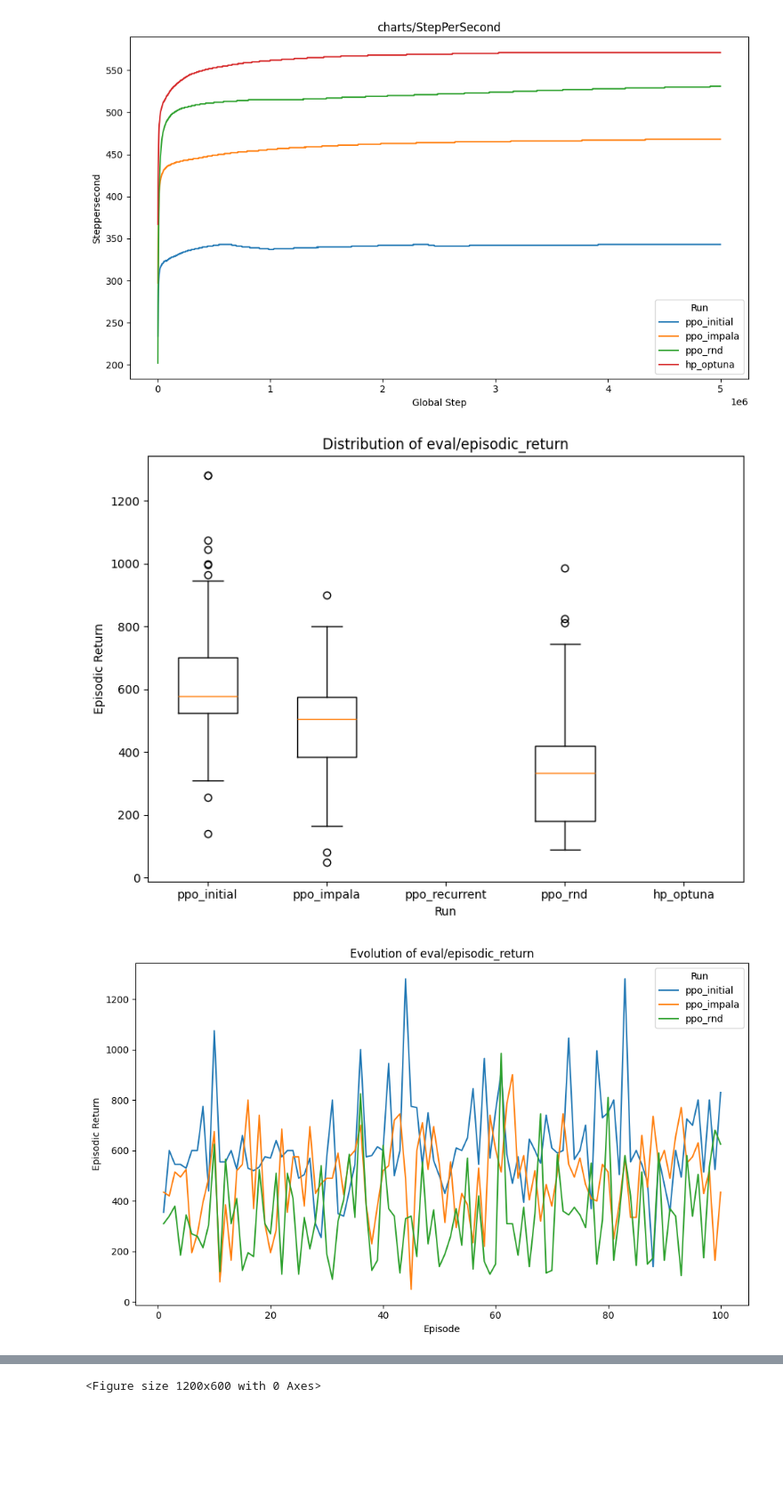
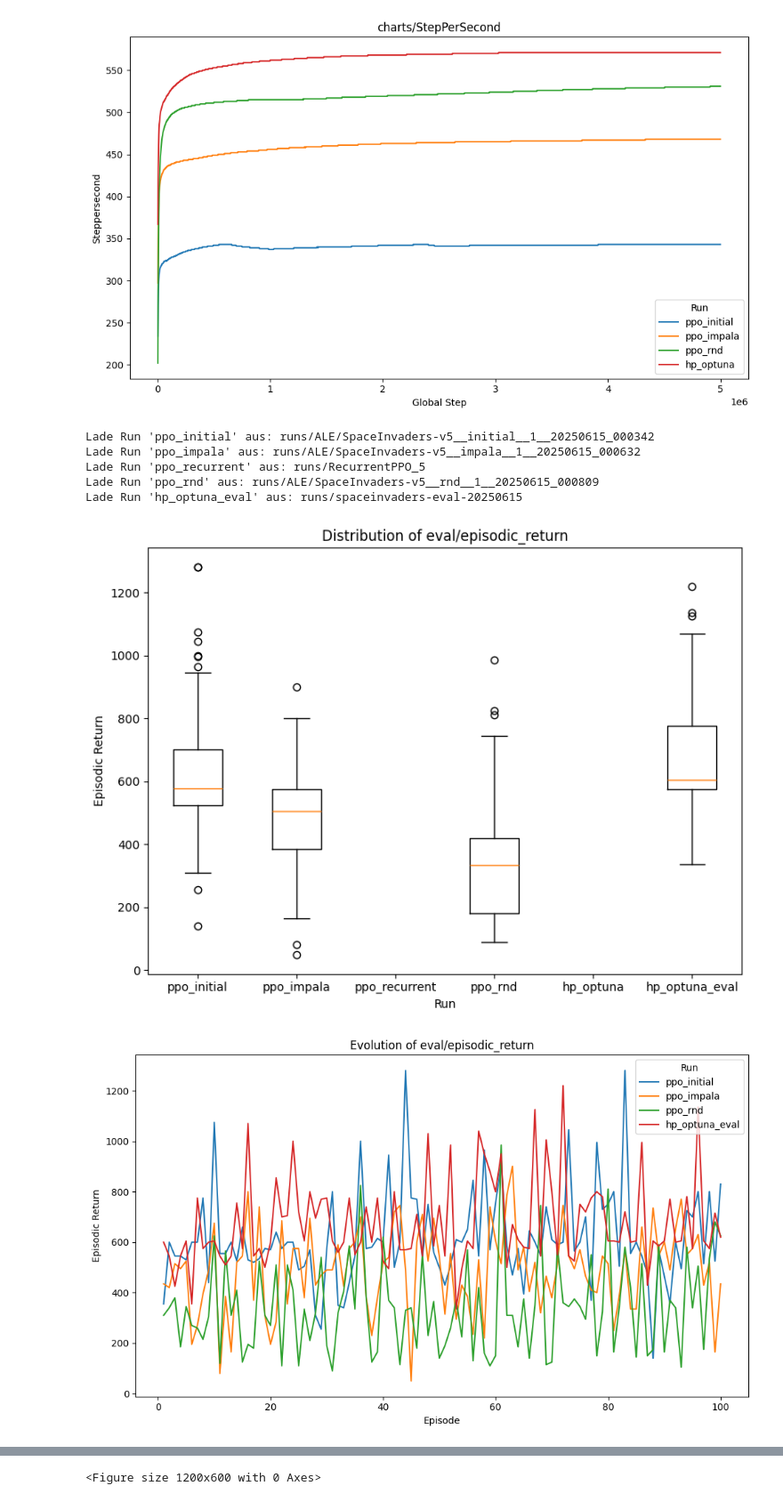
Before and after one commit to FloBaumgartner/rle_space_invaders, a Jupyter notebook: eval_mterics_all.ipynb, the cells around one changed output, grey strips where cells are left out. Shown at 89% size. Drawn from its saved outputs; the diff is of its cells as text; code cells hidden in the pictures; blank space fills up the shorter version.

Commit message:
report initial done

```diff
--- a/eval_mterics_all.ipynb
+++ b/eval_mterics_all.ipynb
@@ -16,6 +16,7 @@ runs = {
     'ppo_recurrent': "runs/ALE/SpaceInvaders-v5__ppo_recurrent__1__20250615_104736",
     'ppo_rnd': "runs/ALE/SpaceInvaders-v5__rnd__1__20250615_000809",
     'hp_optuna': "runs/ALE/SpaceInvaders-v5__hp-optuna__1__20250615_100646",
+    'hp_optuna_eval': r"runs/ALE/SpaceInvaders-v5__hp-optuna__1__20250615_100646\1749983621.6088789",
 }
 # %%
 # 2. Funktion zum Laden aller Scalar-Tags aus einem Lauf
@@ -38,13 +39,16 @@ def load_scalars(log_dir):
     return pd.DataFrame(all_items)
 # %%
 # 3. Daten aller Läufe laden und zusammenführen
-df_list = []
-for name, logdir in runs.items():
-    print(f"Lade Run '{name}' aus: {logdir}")
-    df_run = load_scalars(logdir)
-    df_run['run'] = name
-    df_list.append(df_run)
-df_all = pd.concat(df_list, ignore_index=True)
+def create_df_all(runs):
+    df_list = []
+    for name, logdir in runs.items():
+        print(f"Lade Run '{name}' aus: {logdir}")
+        df_run = load_scalars(logdir)
+        df_run['run'] = name
+        df_list.append(df_run)
+    return pd.concat(df_list, ignore_index=True)
+
+df_all = create_df_all(runs)
 # %% [output]
 Lade Run 'ppo_initial' aus: runs/ALE/SpaceInvaders-v5__initial__1__20250615_000342
 Lade Run 'ppo_impala' aus: runs/ALE/SpaceInvaders-v5__impala__1__20250615_000632
@@ -84,40 +89,56 @@ for tag in train_tags:
 [figure]
 [figure]
 [figure]
+# %%
+runs_eval = {
+    'ppo_initial': "runs/ALE/SpaceInvaders-v5__initial__1__20250615_000342",
+    'ppo_impala': "runs/ALE/SpaceInvaders-v5__impala__1__20250615_000632",
+    'ppo_recurrent': "runs/RecurrentPPO_5",
+    'ppo_rnd': "runs/ALE/SpaceInvaders-v5__rnd__1__20250615_000809",
+    'hp_optuna_eval': r"runs/spaceinvaders-eval-20250615",
+}
+
+df_all_eval = create_df_all(runs_eval)
+# %% [output]
+Lade Run 'ppo_initial' aus: runs/ALE/SpaceInvaders-v5__initial__1__20250615_000342
+Lade Run 'ppo_impala' aus: runs/ALE/SpaceInvaders-v5__impala__1__20250615_000632
+Lade Run 'ppo_recurrent' aus: runs/RecurrentPPO_5
+Lade Run 'ppo_rnd' aus: runs/ALE/SpaceInvaders-v5__rnd__1__20250615_000809
+Lade Run 'hp_optuna_eval' aus: runs/spaceinvaders-eval-20250615
 # %%
 # 5. Vergleichsplots für Eval-Metriken
 eval_tags = ['eval/episodic_return', 'eval/episodic_length', 'eval/episodic_time']
 
 for tag in eval_tags:
-    if tag in df_all['tag'].unique():
+    if tag in df_all_eval['tag'].unique():
         # Boxplot über Runs
         plt.figure(figsize=(8, 6))
         data = [
-            df_all[(df_all['tag'] == tag) & (df_all['run'] == run)]['value'].values
+            df_all_eval[(df_all_eval['tag'] == tag) & (df_all_eval['run'] == run)]['value'].values
             for run in runs.keys()
         ]
         plt.boxplot(data, labels=runs.keys())
         plt.title(f'Distribution of {tag}')
         plt.ylabel(tag.split('/')[-1].replace('_', ' ').title())
         plt.xlabel('Run')
         plt.tight_layout()
         plt.show()
 
         # Linienplot: Verlauf pro Episode
         plt.figure(figsize=(10, 6))
         for run_name in runs.keys():
-            subset = df_all[(df_all['tag'] == tag) & (df_all['run'] == run_name)].copy()
+            subset = df_all_eval[(df_all_eval['tag'] == tag) & (df_all_eval['run'] == run_name)].copy()
             if subset.empty:
                 continue
             subset = subset.reset_index(drop=True)
             subset['episode'] = subset.index + 1
             plt.plot(subset['episode'], subset['value'], label=run_name)
         plt.title(f'Evolution of {tag}')
         plt.xlabel('Episode')
         plt.ylabel(tag.split('/')[-1].replace('_', ' ').title())
         plt.legend(title='Run')
         plt.tight_layout()
         plt.show()
 # %% [output]
-[figure, old version]
+[figure, new version]
-[figure, old version]
+[figure, new version]
```
Also changed, not shown: parts of 3 cells of this notebook, 3 other files.
